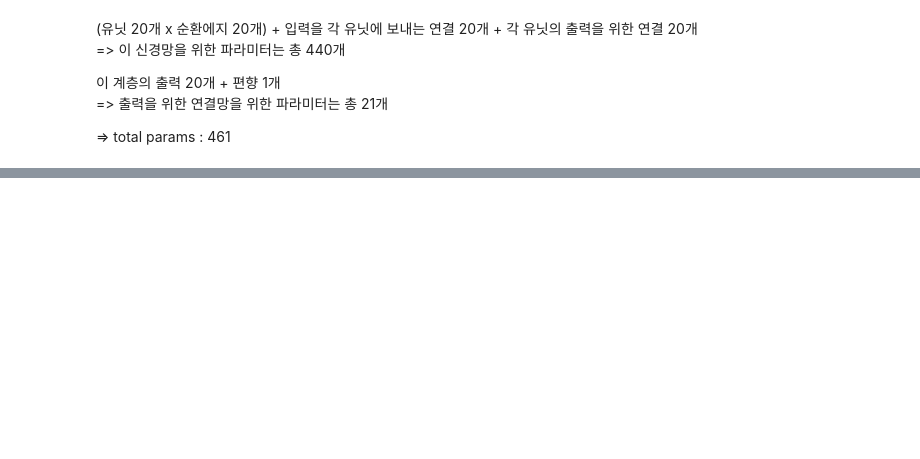
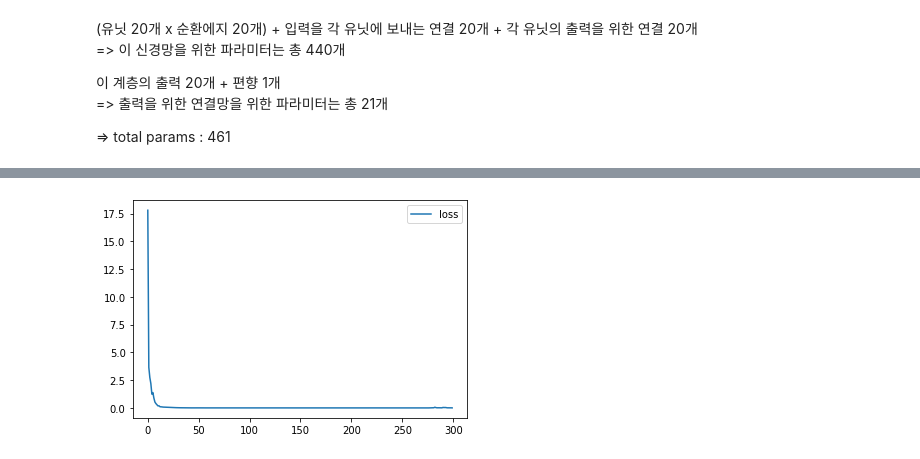
Before and after one commit to yeon93/Euddeum_ML_book_review, a Jupyter notebook: 15_RNN.ipynb, the cells around one changed output, grey strips where cells are left out. Cells and saved outputs as stored; diff of their text form; code cells hidden in the pictures; blank space fills up the shorter version.

```diff
--- a/15_RNN.ipynb
+++ b/15_RNN.ipynb
@@ -97,0 +132,8 @@ _________________________________________________________________
+# %%
+model = keras.Sequential([keras.layers.SimpleRNN(units=256, input_shape=[3,1],
+                                                 return_sequences=False),
+                          keras.layers.Dense(1)])
+
+model.compile(optimizer='adam', loss='mse')
+
+model.summary()
@@ -97,0 +153,6 @@ _________________________________________________________________
+# %%
+history = model.fit(X, Y, epochs=300, verbose=0)
+
+pd.DataFrame(history.history).plot();
+# %% [output]
+[figure, added]
```
Also changed, not shown: parts of 46 cells of this notebook, 1 other file.
